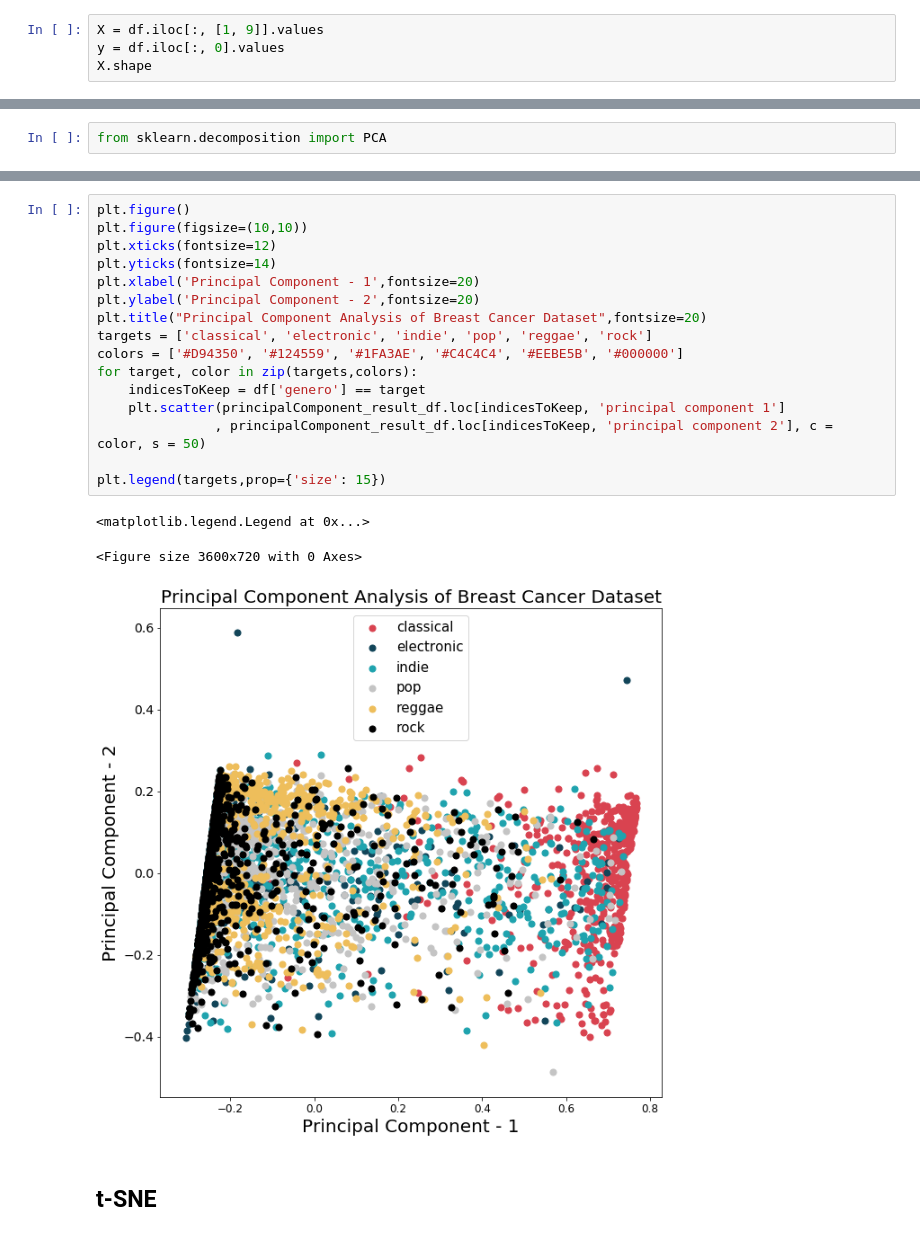
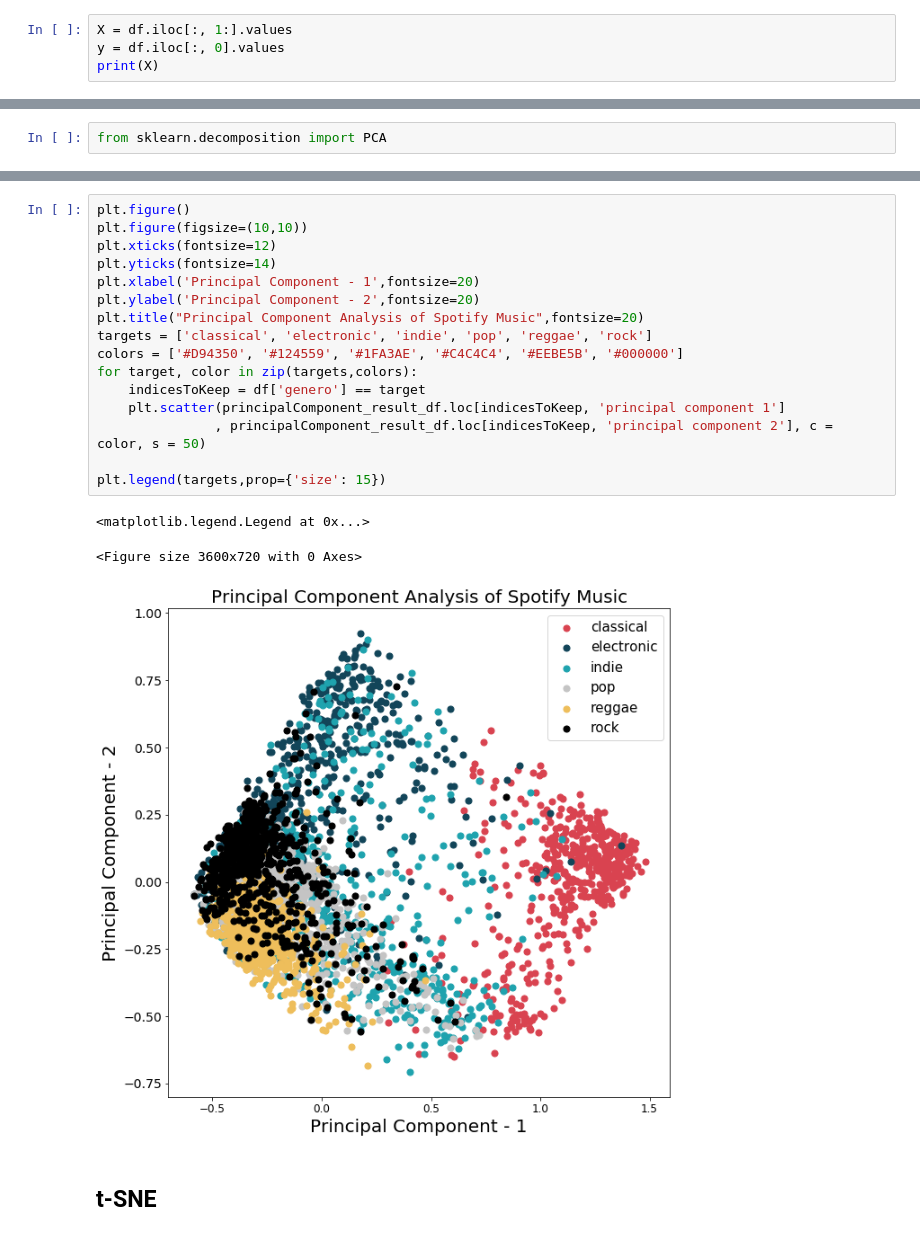
Before and after one commit to Thiagolink/Classificador-de-M-sicas, a Jupyter notebook: Trabalho Aprendizado.ipynb, the cells around one changed output, grey strips where cells are left out. Saved outputs shown, nothing was run; the diff lists cells and outputs as text.

```diff
--- a/Trabalho Aprendizado.ipynb
+++ b/Trabalho Aprendizado.ipynb
@@ -107,7 +107,7 @@ Energy e Loudness sempre possui uma correlação alta, independente do gênero m
 # %% [markdown]
 # Extração de Atributos
 # %%
-X = df.iloc[:, [1, 9]].values
+X = df.iloc[:, 1:].values
 y = df.iloc[:, 0].values
-X.shape
+print(X)
 # %% [output]
@@ -129,23 +154,23 @@ Explained variation per principal component: [0.85844333 0.14155667]
 # %%
 plt.figure()
 plt.figure(figsize=(10,10))
 plt.xticks(fontsize=12)
 plt.yticks(fontsize=14)
 plt.xlabel('Principal Component - 1',fontsize=20)
 plt.ylabel('Principal Component - 2',fontsize=20)
-plt.title("Principal Component Analysis of Breast Cancer Dataset",fontsize=20)
+plt.title("Principal Component Analysis of Spotify Music",fontsize=20)
 targets = ['classical', 'electronic', 'indie', 'pop', 'reggae', 'rock']
 colors = ['#D94350', '#124559', '#1FA3AE', '#C4C4C4', '#EEBE5B', '#000000']
 for target, color in zip(targets,colors):
     indicesToKeep = df['genero'] == target
     plt.scatter(principalComponent_result_df.loc[indicesToKeep, 'principal component 1']
                , principalComponent_result_df.loc[indicesToKeep, 'principal component 2'], c = color, s = 50)
 
 plt.legend(targets,prop={'size': 15})
 # %% [output]
 <matplotlib.legend.Legend at 0x...>
 <Figure size 3600x720 with 0 Axes>
-[figure, old version]
+[figure, new version]
 # %% [markdown]
 ## t-SNE
 # %%
```
Also changed, not shown: parts of 13 cells of this notebook.
